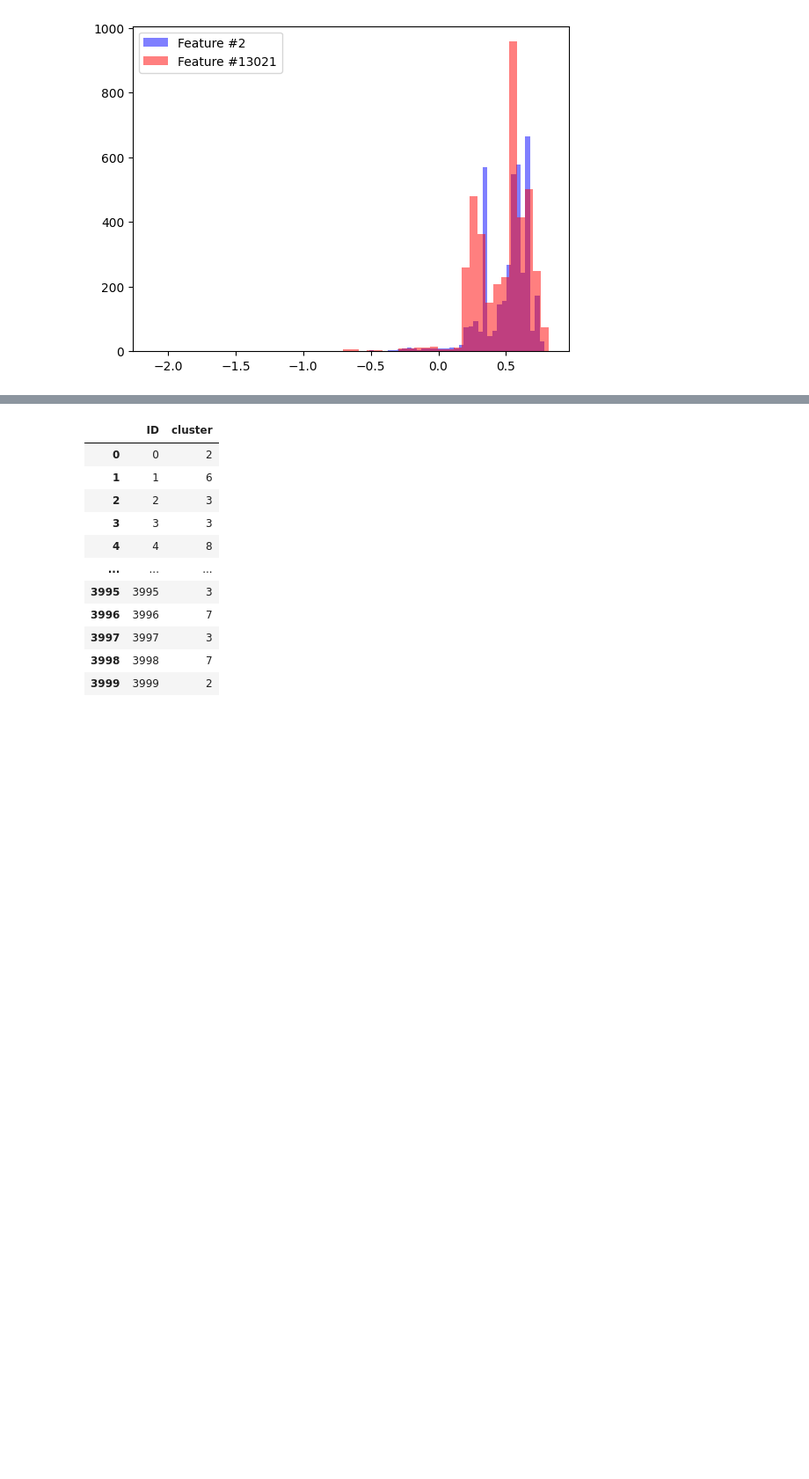
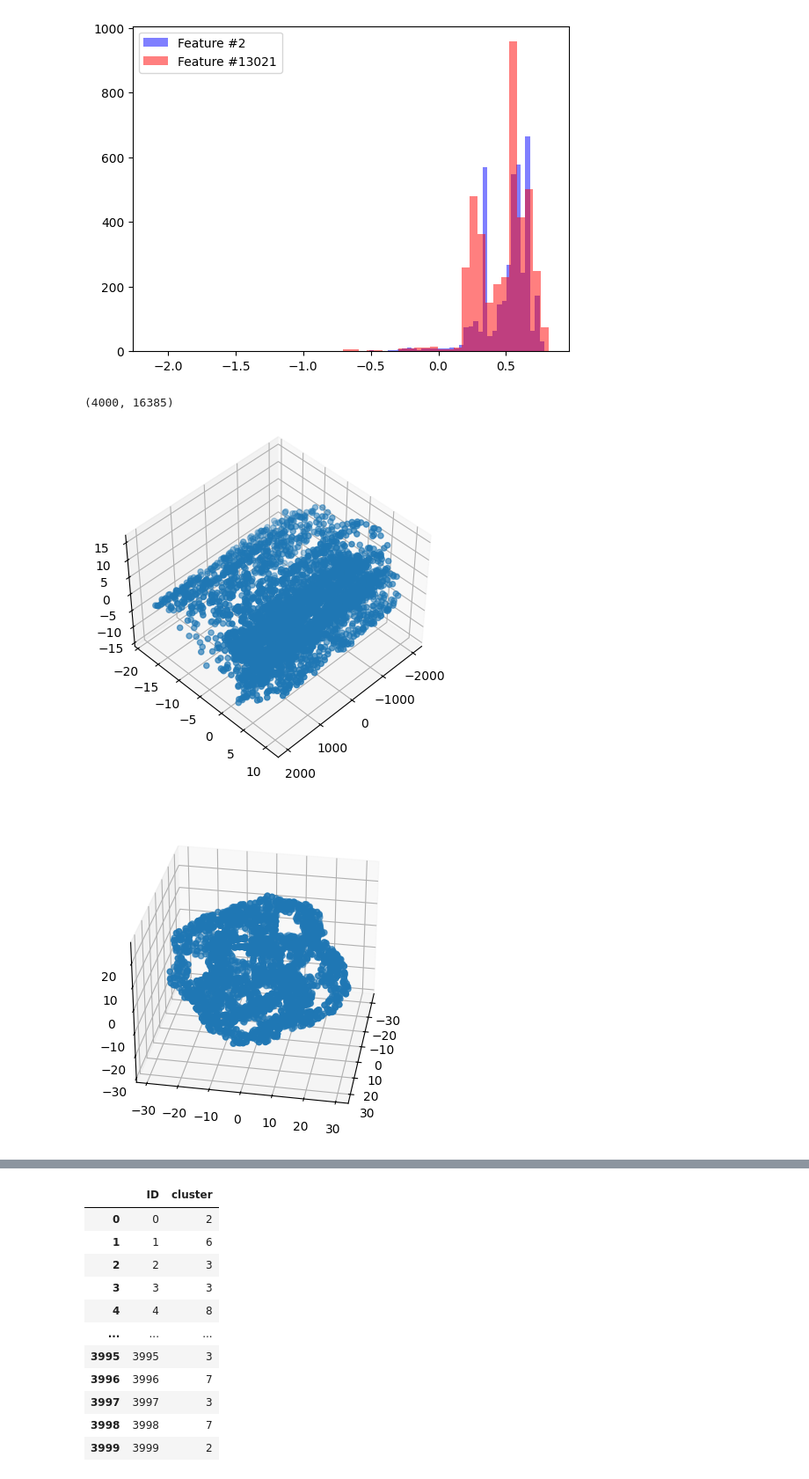
Before and after one commit to baardby/Intro-To-ML-Assignment-2, a Jupyter notebook: Chapter_2.ipynb, the cells around one changed output, grey strips where cells are left out. Shown at 88% size. Cells and saved outputs as stored; diff of their text form; code cells hidden in the pictures; blank space fills up the shorter version.

```diff
--- a/Chapter_2.ipynb
+++ b/Chapter_2.ipynb
@@ -306,3 +306,47 @@ plt.legend()
 plt.show()
 # %% [output]
 [figure]
+# %%
+from sklearn.preprocessing import StandardScaler
+from sklearn.decomposition import PCA
+from sklearn.manifold import TSNE
+import umap
+
+# Konverterer datasettet til numpy
+X = data.to_numpy()
+print(X.shape)
+
+# Finner PCA og reduserer til 3 dimensjoner for å se om det gir noen gode klynger
+pca = PCA(n_components=3)
+pca.fit(X)
+S_pca = pca.transform(X)
+
+fig = plt.figure()
+ax = fig.add_subplot(projection='3d')
+ax.view_init(elev=45, azim=45)
+ax.scatter(S_pca[:, 0], S_pca[:, 1], S_pca[:, 2])
+plt.show()
+
+# Finner en reduksjon med UMAP
+#reducer = umap.UMAP(n_components=3, n_neighbors=4, min_dist=0.0)
+#embedding = reducer.fit_transform(X)
+
+#fig2 = plt.figure()
+#ax2 = fig2.add_subplot(projection='3d')
+#ax2.view_init(elev=30, azim=10)
+#ax2.scatter(embedding[:, 0], embedding[:, 1], embedding[:, 2])
+#plt.show()
+
+# Finner en reduksjon med t-SNE
+tsne = TSNE(n_components=3, perplexity=10)
+sne_embedding = tsne.fit_transform(X)
+
+fig3 = plt.figure()
+ax3 = fig3.add_subplot(projection='3d')
+ax3.view_init(elev=30, azim=10)
+ax3.scatter(sne_embedding[:, 0], sne_embedding[:, 1], sne_embedding[:, 2])
+plt.show()
+# %% [output]
+(4000, 16385)
+[figure, added]
+[figure, added]
```
Also changed, not shown: parts of 1 cell of this notebook, 1 other file.
